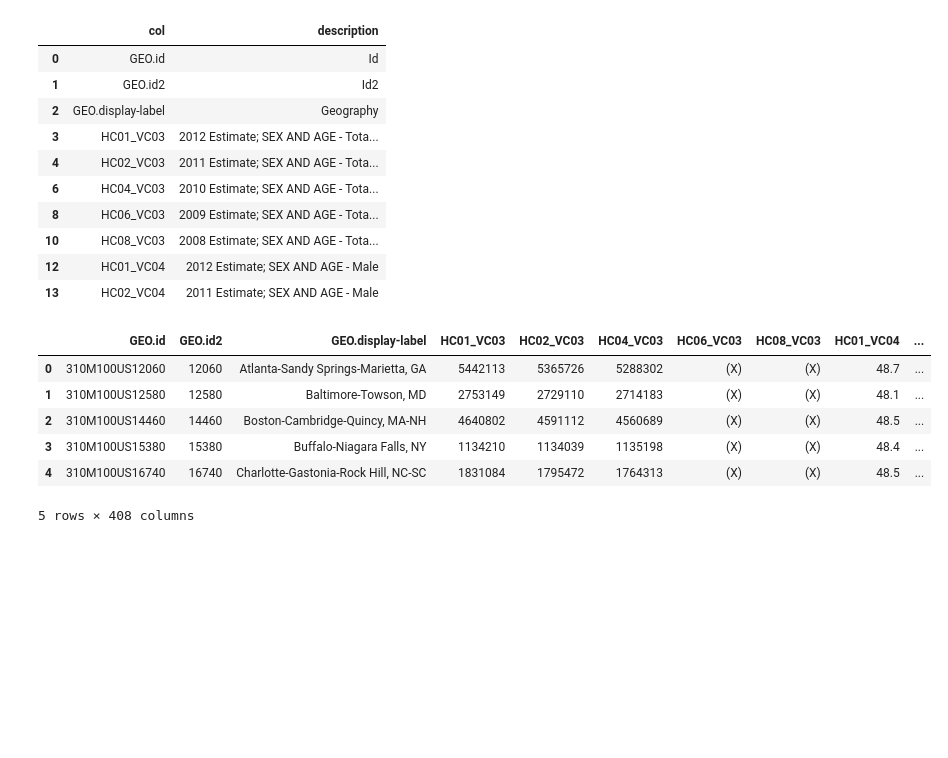
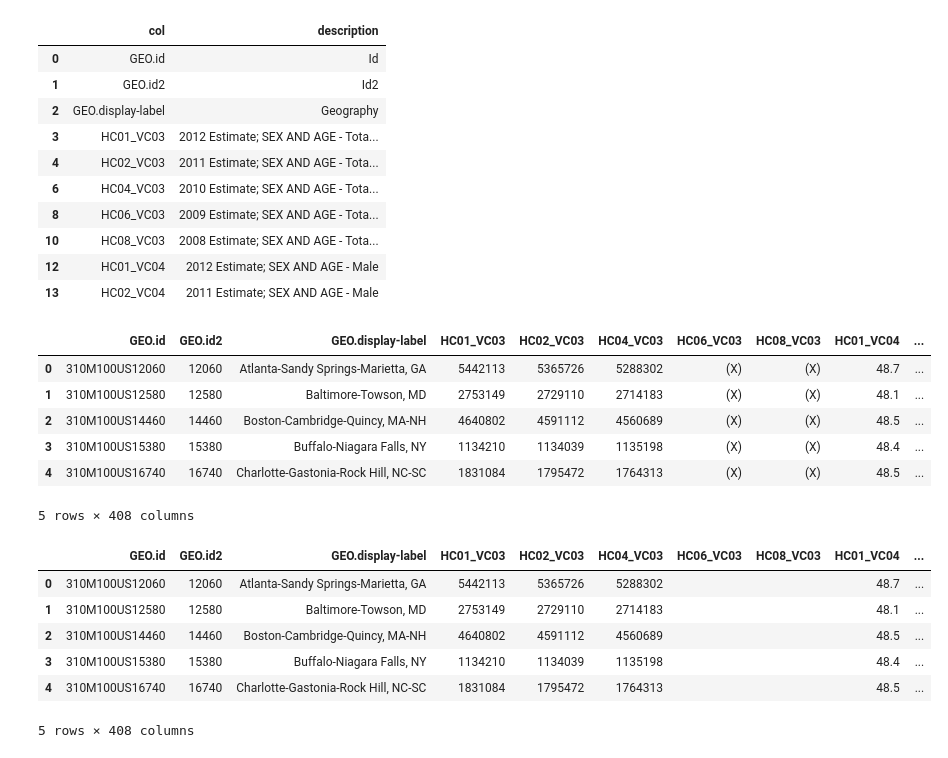
Before and after one commit to joshbenenoch/ETL_Project_Group2, a Jupyter notebook: demodata.ipynb, the cells around one changed output. Cells and saved outputs as stored; diff of their text form; code cells hidden in the pictures; blank space fills up the shorter version.

```diff
--- a/demodata.ipynb
+++ b/demodata.ipynb
@@ -139,3 +178,16 @@ dfD12.head()
 | 3 | 310M100US15380 | 15380 | Buffalo-Niagara Falls, NY | 1134210 | 1134039 | 1135198 | (X) | (X) | 48.4 | ... |
 | 4 | 310M100US16740 | 16740 | Charlotte-Gastonia-Rock Hill, NC-SC | 1831084 | 1795472 | 1764313 | (X) | (X) | 48.5 | ... |
 5 rows × 408 columns
+# %%
+# eliminate "(X)" values in DataFrame
+for strCol in dfD12.columns:
+    dfD12[strCol] = dfD12[strCol].str.replace('\(X\)','')
+dfD12.head()
+# %% [output]
+|  | GEO.id | GEO.id2 | GEO.display-label | HC01_VC03 | HC02_VC03 | HC04_VC03 | HC06_VC03 | HC08_VC03 | HC01_VC04 | ... |
+| 0 | 310M100US12060 | 12060 | Atlanta-Sandy Springs-Marietta, GA | 5442113 | 5365726 | 5288302 |  |  | 48.7 | ... |
+| 1 | 310M100US12580 | 12580 | Baltimore-Towson, MD | 2753149 | 2729110 | 2714183 |  |  | 48.1 | ... |
+| 2 | 310M100US14460 | 14460 | Boston-Cambridge-Quincy, MA-NH | 4640802 | 4591112 | 4560689 |  |  | 48.5 | ... |
+| 3 | 310M100US15380 | 15380 | Buffalo-Niagara Falls, NY | 1134210 | 1134039 | 1135198 |  |  | 48.4 | ... |
+| 4 | 310M100US16740 | 16740 | Charlotte-Gastonia-Rock Hill, NC-SC | 1831084 | 1795472 | 1764313 |  |  | 48.5 | ... |
+5 rows × 408 columns
```
Also changed, not shown: parts of 15 cells of this notebook.
